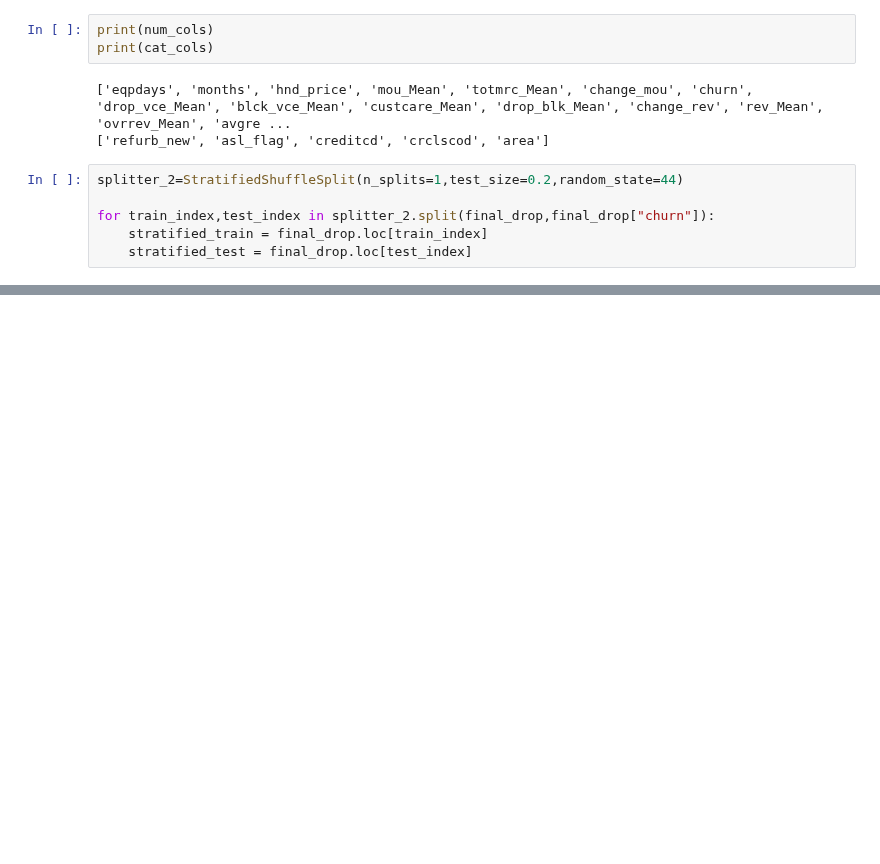
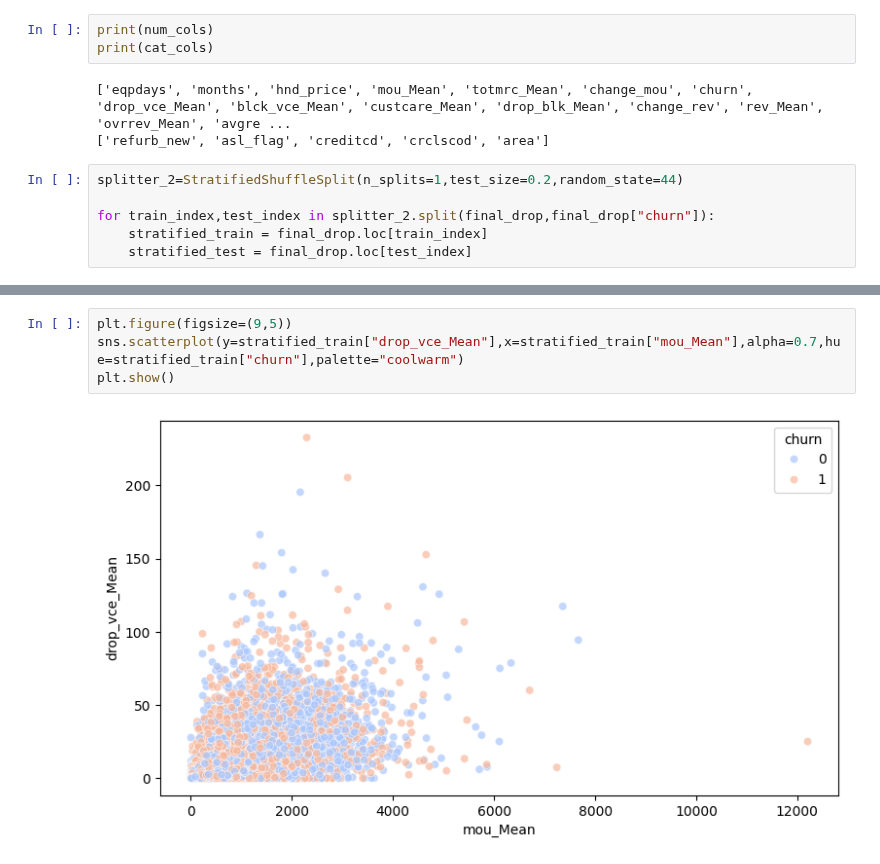
Before and after one commit to SalemElbermawy/gci_final_project, a Jupyter notebook: gci_final.ipynb, the cells around one changed output, grey strips where cells are left out. Saved outputs shown, nothing was run; the diff lists cells and outputs as text; blank space fills up the shorter version.

```diff
--- a/gci_final.ipynb
+++ b/gci_final.ipynb
@@ -515,0 +530,6 @@ for train_index,test_index in splitter_2.split(final_drop,final_drop["churn"]):
+# %%
+plt.figure(figsize=(9,5))
+sns.scatterplot(y=stratified_train["drop_vce_Mean"],x=stratified_train["mou_Mean"],alpha=0.7,hue=stratified_train["churn"],palette="coolwarm")
+plt.show()
+# %% [output]
+[figure, added]
```
Also changed, not shown: parts of 14 cells of this notebook.
